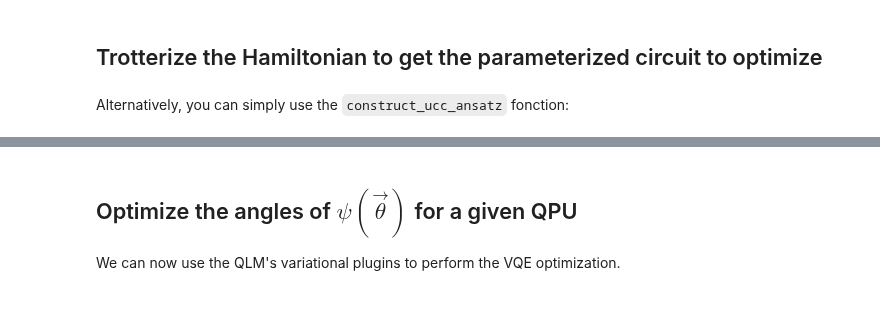
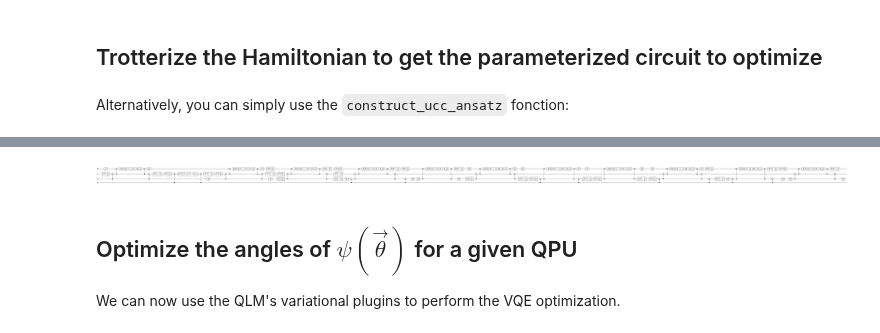
Before and after one commit to myQLM/myqlm-fermion, a Jupyter notebook: doc/notebooks/qat_fermion_vqe_ucc_example_2_lih.ipynb, the cells around one changed output, grey strips where cells are left out. Saved outputs shown, nothing was run; the diff lists cells and outputs as text; code cells hidden in the pictures; blank space fills up the shorter version.

```diff
--- a/doc/notebooks/qat_fermion_vqe_ucc_example_2_lih.ipynb
+++ b/doc/notebooks/qat_fermion_vqe_ucc_example_2_lih.ipynb
@@ -213,3 +209,7 @@ circ = prog.to_circ()
+# %%
+circ.display()
+# %% [output]
+[figure, added]
 # %% [markdown]
 ## Optimize the angles of $\psi(\vec{\theta})$ for a given QPU
 
```
Also changed, not shown: parts of 12 cells of this notebook, 16 other files.
